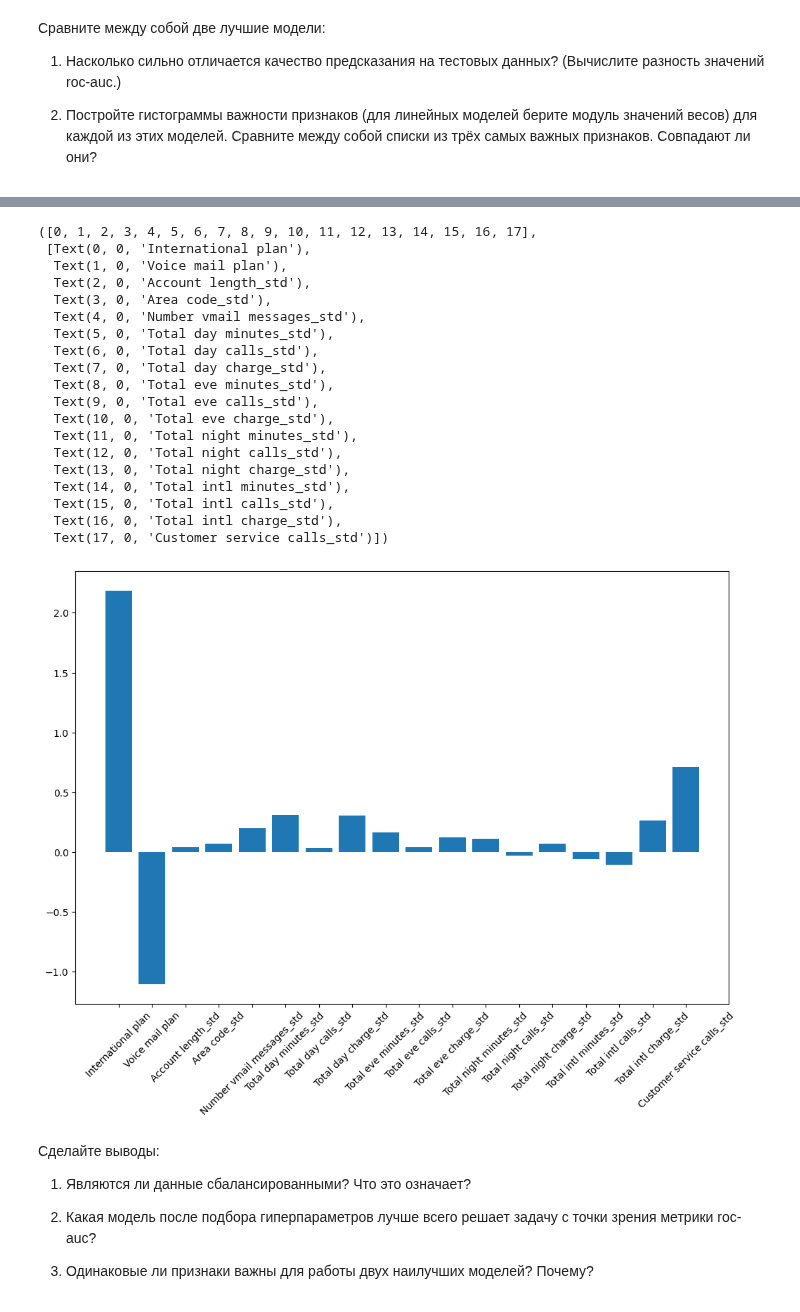
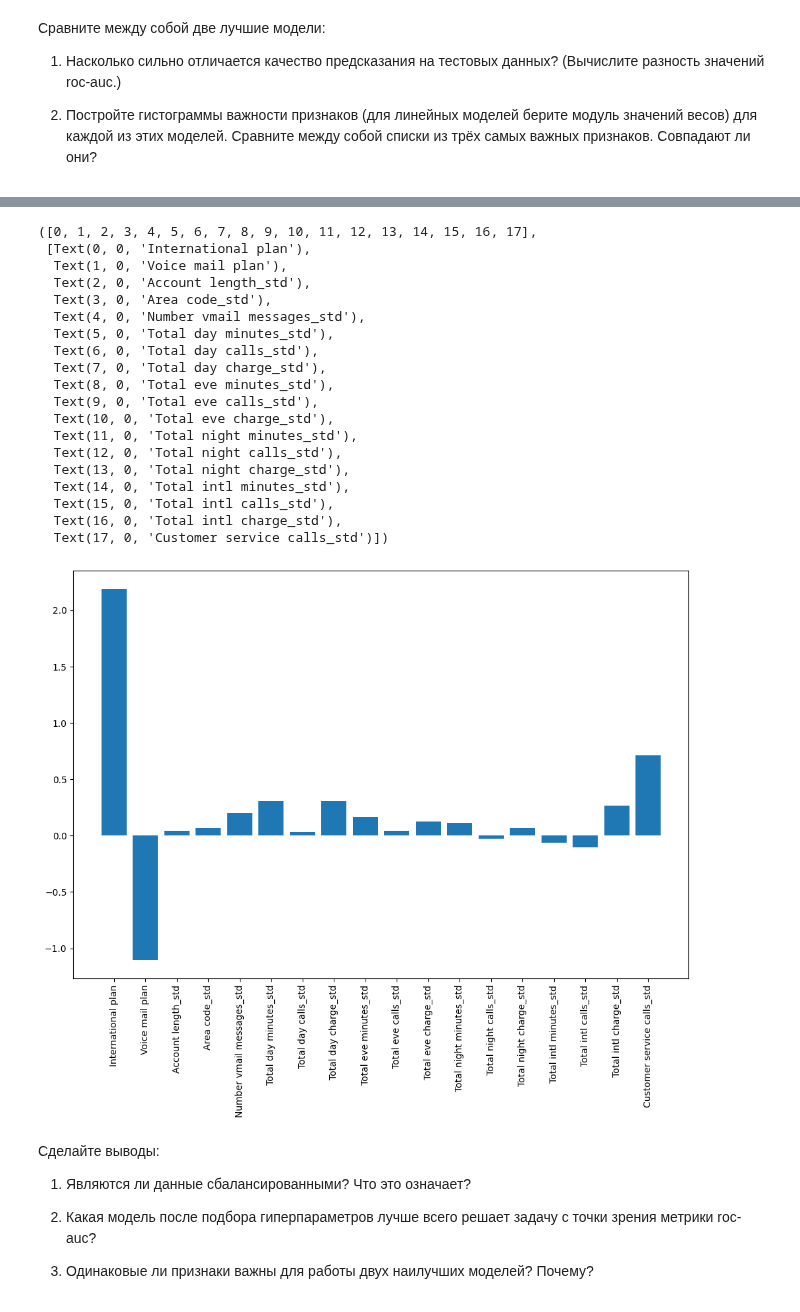
Before and after one commit to IgorKolotushkin/machine_learning_ds, a Jupyter notebook: hw7/Практическая работа. Логическая классификация. Деревья решений.ipynb, the cells around one changed output, grey strips where cells are left out. Drawn from its saved outputs; the diff is of its cells as text; code cells hidden in the pictures.

```diff
--- a/hw7/Практическая работа. Логическая классификация. Деревья решений.ipynb
+++ b/hw7/Практическая работа. Логическая классификация. Деревья решений.ipynb
@@ -374,28 +374,28 @@ plt.xticks(rotation=45)
 # %%
 plt.figure(figsize=(12,8))
 plt.bar(x_train.columns, best_svc.coef_[0])
-plt.xticks(rotation=45)
+plt.xticks(rotation=90)
 # %% [output]
 ([0, 1, 2, 3, 4, 5, 6, 7, 8, 9, 10, 11, 12, 13, 14, 15, 16, 17],
  [Text(0, 0, 'International plan'),
   Text(1, 0, 'Voice mail plan'),
   Text(2, 0, 'Account length_std'),
   Text(3, 0, 'Area code_std'),
   Text(4, 0, 'Number vmail messages_std'),
   Text(5, 0, 'Total day minutes_std'),
   Text(6, 0, 'Total day calls_std'),
   Text(7, 0, 'Total day charge_std'),
   Text(8, 0, 'Total eve minutes_std'),
   Text(9, 0, 'Total eve calls_std'),
   Text(10, 0, 'Total eve charge_std'),
   Text(11, 0, 'Total night minutes_std'),
   Text(12, 0, 'Total night calls_std'),
   Text(13, 0, 'Total night charge_std'),
   Text(14, 0, 'Total intl minutes_std'),
   Text(15, 0, 'Total intl calls_std'),
   Text(16, 0, 'Total intl charge_std'),
   Text(17, 0, 'Customer service calls_std')])
-[figure, old version]
+[figure, new version]
 # %% [markdown]
 Сделайте выводы:
 
```
Also changed, not shown: parts of 2 cells of this notebook.
